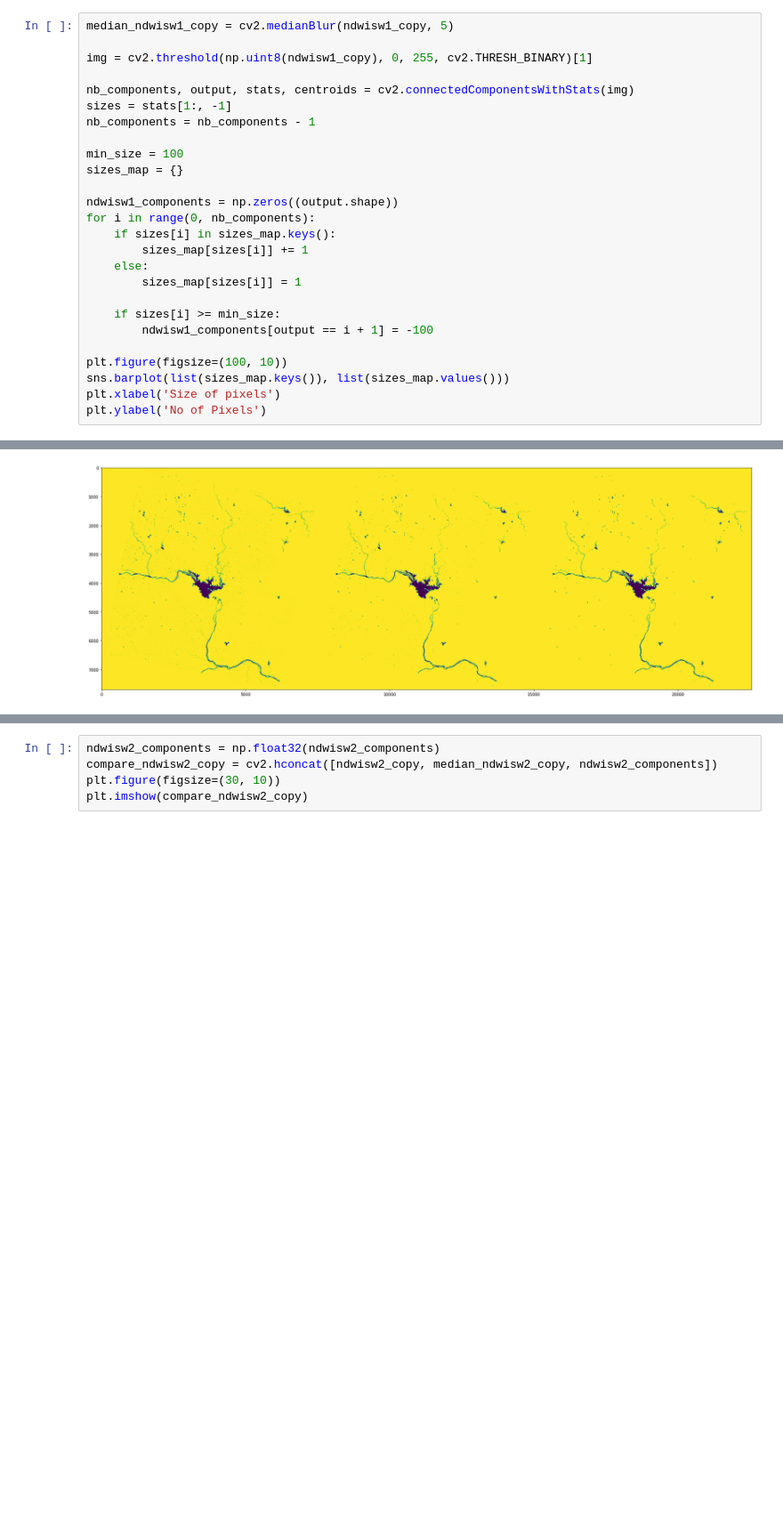
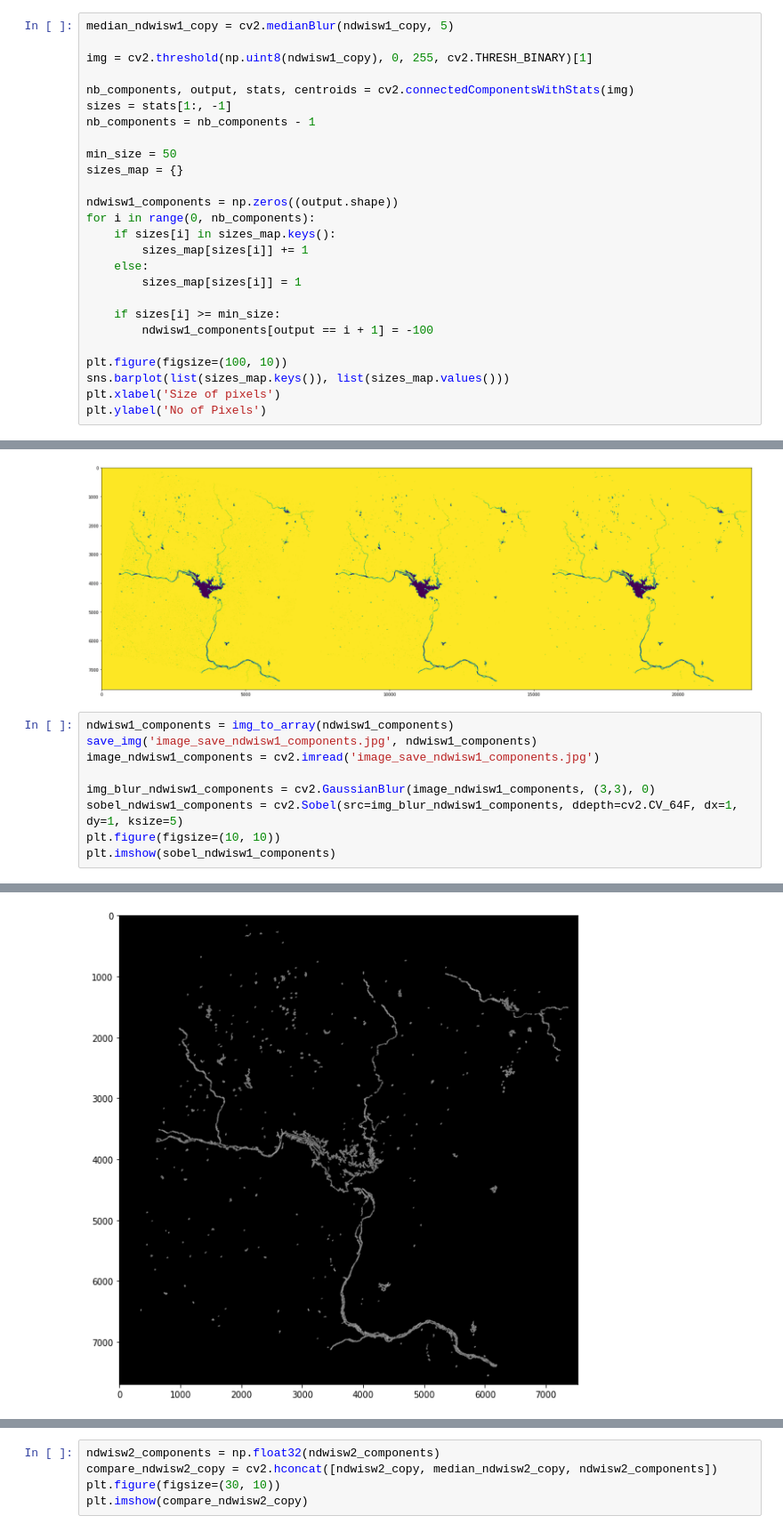
Before and after one commit to vineelsai26/Water-Body-Detection, a Jupyter notebook: NDWI/NDWI.ipynb, the cells around one changed output, grey strips where cells are left out. Shown at 89% size. Saved outputs shown, nothing was run; the diff lists cells and outputs as text; blank space fills up the shorter version.

```diff
--- a/NDWI/NDWI.ipynb
+++ b/NDWI/NDWI.ipynb
@@ -106,7 +121,7 @@ nb_components, output, stats, centroids = cv2.connectedComponentsWithStats(img)
 sizes = stats[1:, -1]
 nb_components = nb_components - 1
 
-min_size = 100
+min_size = 50
 sizes_map = {}
 
 ndwisw1_components = np.zeros((output.shape))
@@ -134,3 +149,13 @@ plt.imshow(compare_ndwisw1_copy)
 # %% [output]
 <matplotlib.image.AxesImage at 0x...>
 [figure]
+# %%
+ndwisw1_components = img_to_array(ndwisw1_components)
+save_img('image_save_ndwisw1_components.jpg', ndwisw1_components)
+image_ndwisw1_components = cv2.imread('image_save_ndwisw1_components.jpg')
+
+img_blur_ndwisw1_components = cv2.GaussianBlur(image_ndwisw1_components, (3,3), 0)
+sobel_ndwisw1_components = cv2.Sobel(src=img_blur_ndwisw1_components, ddepth=cv2.CV_64F, dx=1, dy=1, ksize=5)
+plt.figure(figsize=(10, 10))
+plt.imshow(sobel_ndwisw1_components)
+# %% [output]
@@ -137,3 +164,4 @@ plt.imshow(compare_ndwisw1_copy)
+[figure, added]
 # %%
 median_ndwisw2_copy = cv2.medianBlur(ndwisw2_copy, 5)
 
```
Also changed, not shown: parts of 8 cells of this notebook.
